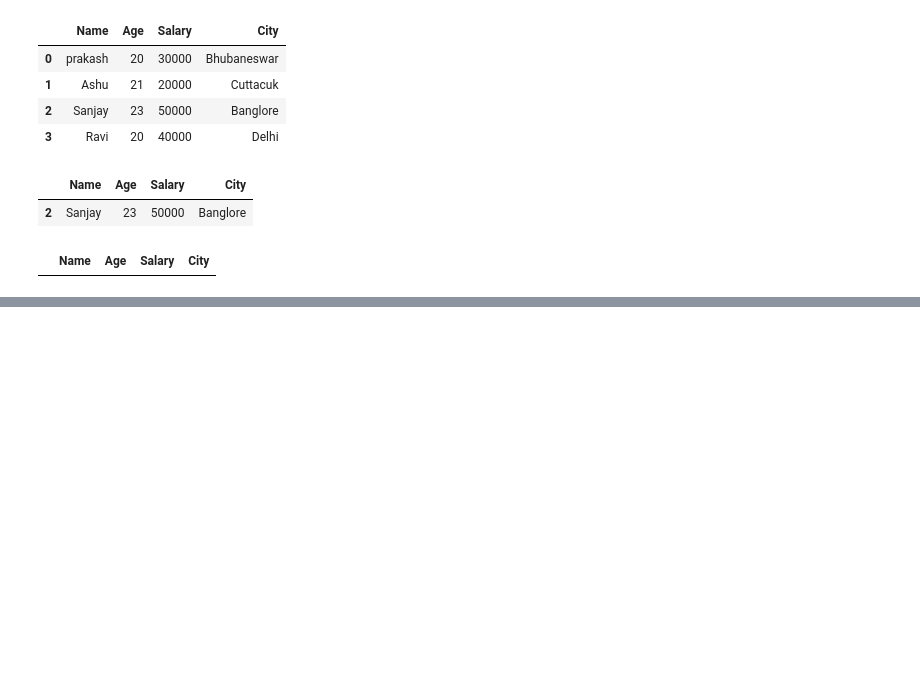
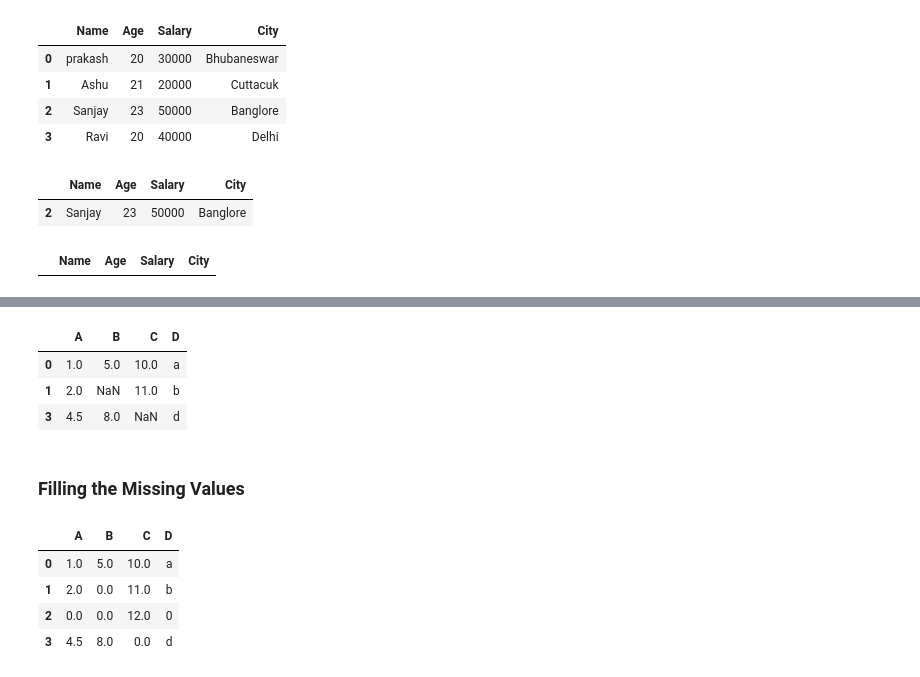
Before and after one commit to pSahoo-456/ML-Craft-Mastering-Machine-Learning, a Jupyter notebook: 00_Basics/Pandas/02_Dataframe.ipynb, the cells around one changed output, grey strips where cells are left out. Cells and saved outputs as stored; diff of their text form; code cells hidden in the pictures; blank space fills up the shorter version.

```diff
--- a/00_Basics/Pandas/02_Dataframe.ipynb
+++ b/00_Basics/Pandas/02_Dataframe.ipynb
@@ -187,0 +243,17 @@ df[(df['Age']>20 )& (df['City']=='Bhubaneswar')]
+# %%
+df.dropna(thresh=3) # it will keep the rows which have atleast 3 non null values
+# %% [output]
+|  | A | B | C | D |
+| 0 | 1.0 | 5.0 | 10.0 | a |
+| 1 | 2.0 | NaN | 11.0 | b |
+| 3 | 4.5 | 8.0 | NaN | d |
+# %% [markdown]
+### Filling the Missing Values
+# %%
+df.fillna(0) # it will fill all the null values with 0
+# %% [output]
+|  | A | B | C | D |
+| 0 | 1.0 | 5.0 | 10.0 | a |
+| 1 | 2.0 | 0.0 | 11.0 | b |
+| 2 | 0.0 | 0.0 | 12.0 | 0 |
+| 3 | 4.5 | 8.0 | 0.0 | d |
```
Also changed, not shown: parts of 10 cells of this notebook.
